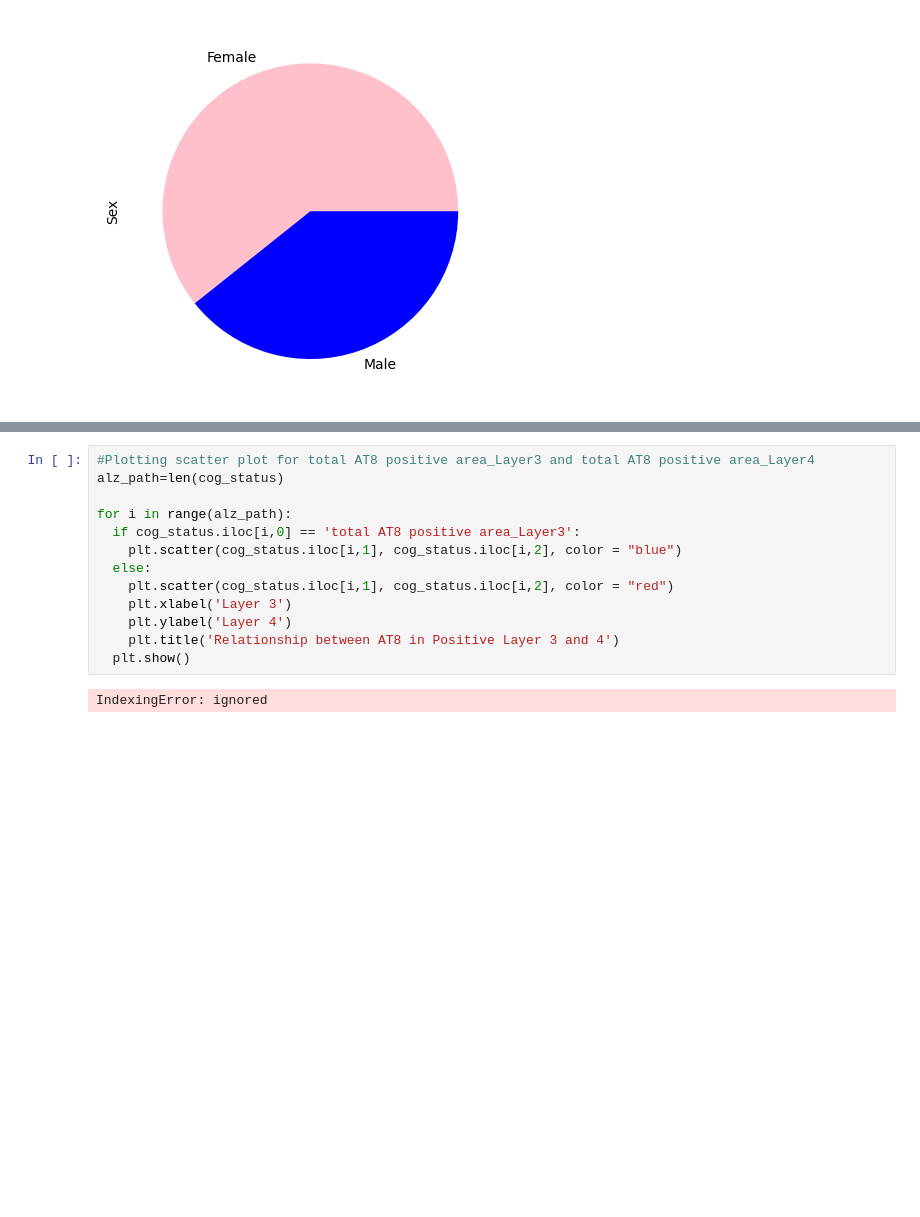
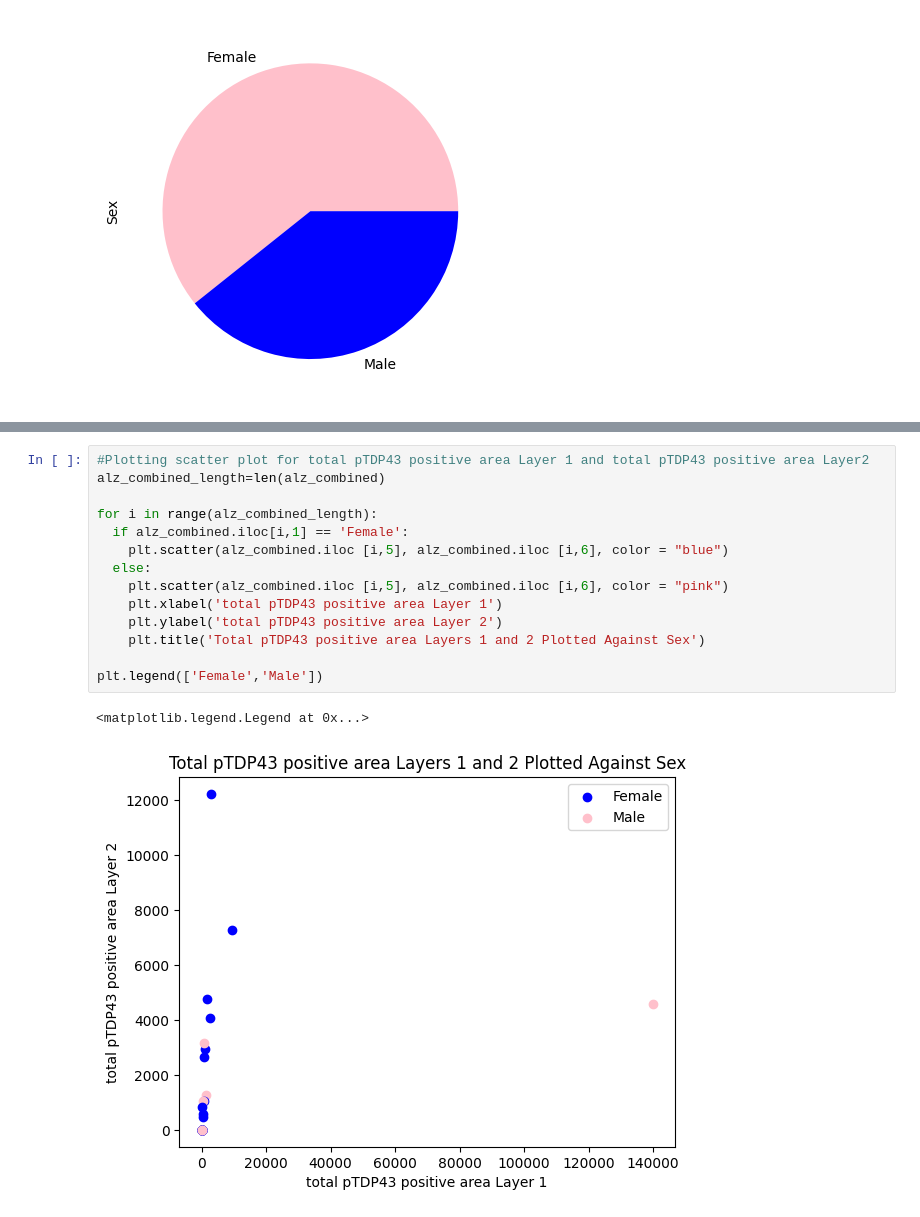
Before and after one commit to zoyaholin/Neur265HOLIN, a Jupyter notebook: Copy_of_Final_Project.ipynb, the cells around one changed output, grey strips where cells are left out. Cells and saved outputs as stored; diff of their text form; blank space fills up the shorter version.

```diff
--- a/Copy_of_Final_Project.ipynb
+++ b/Copy_of_Final_Project.ipynb
@@ -97,15 +97,17 @@ plt.legend(['Dementa','Non-Dementia'])
 # %%
-#Plotting scatter plot for total AT8 positive area_Layer3 and total AT8 positive area_Layer4
-alz_path=len(cog_status)
+#Plotting scatter plot for total pTDP43 positive area Layer 1 and total pTDP43 positive area Layer2
+alz_combined_length=len(alz_combined)
 
-for i in range(alz_path):
-  if cog_status.iloc[i,0] == 'total AT8 positive area_Layer3':
-    plt.scatter(cog_status.iloc[i,1], cog_status.iloc[i,2], color = "blue")
+for i in range(alz_combined_length):
+  if alz_combined.iloc[i,1] == 'Female':
+    plt.scatter(alz_combined.iloc [i,5], alz_combined.iloc [i,6], color = "blue")
   else:
-    plt.scatter(cog_status.iloc[i,1], cog_status.iloc[i,2], color = "red")
-    plt.xlabel('Layer 3')
-    plt.ylabel('Layer 4')
-    plt.title('Relationship between AT8 in Positive Layer 3 and 4')
-  plt.show()
+    plt.scatter(alz_combined.iloc [i,5], alz_combined.iloc [i,6], color = "pink")
+    plt.xlabel('total pTDP43 positive area Layer 1')
+    plt.ylabel('total pTDP43 positive area Layer 2')
+    plt.title('Total pTDP43 positive area Layers 1 and 2 Plotted Against Sex')
+
+plt.legend(['Female','Male'])
 # %% [output]
-IndexingError: ignored
+<matplotlib.legend.Legend at 0x...>
+[figure, added]
```
Also changed, not shown: parts of 1 cell of this notebook.
